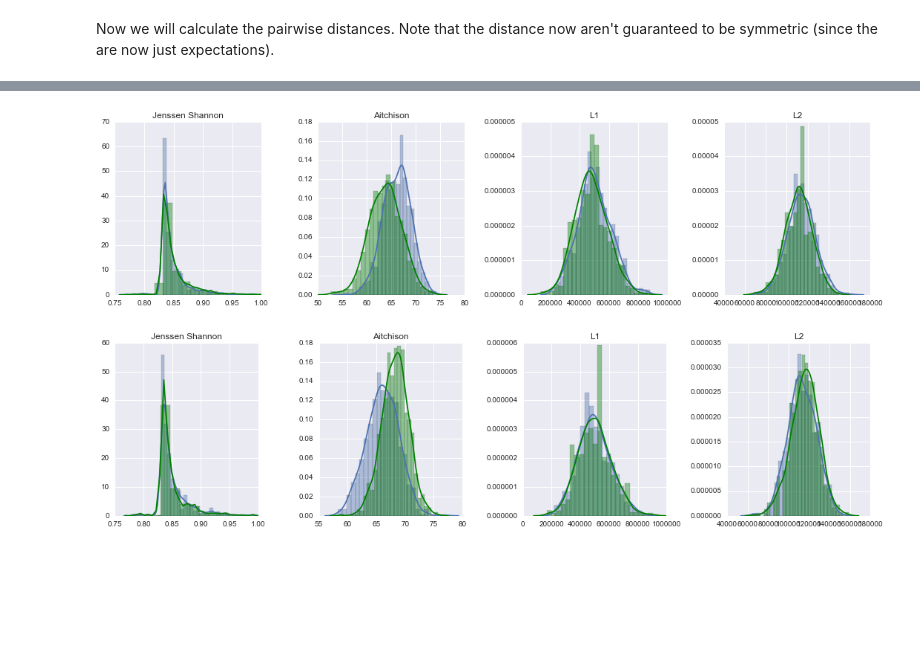
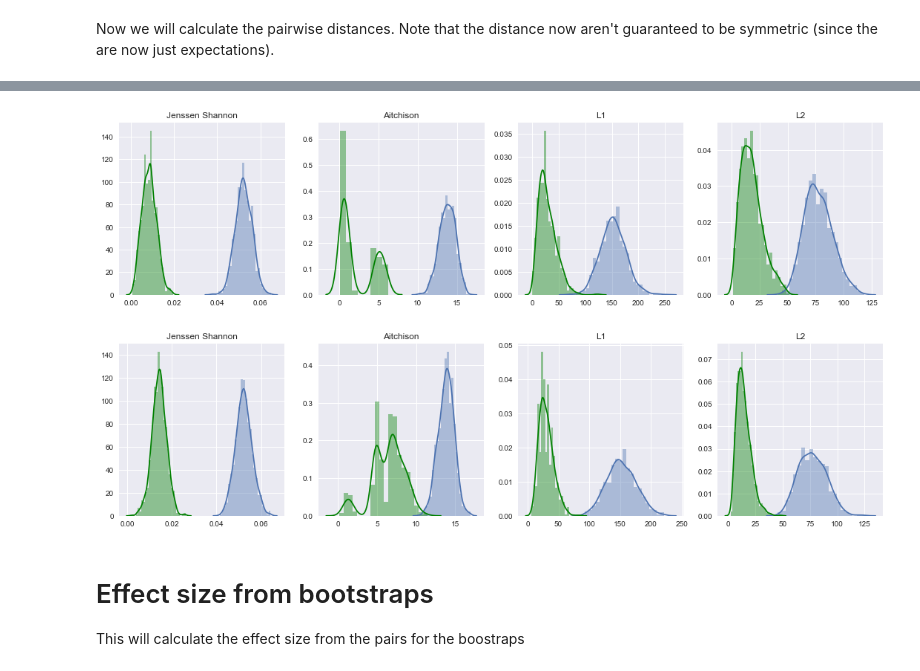
Before and after one commit to afcarl/harsh-storm, a Jupyter notebook: harsh-storm/cheeses/distance-benchmarks.ipynb, the cells around one changed output, grey strips where cells are left out. Cells and saved outputs as stored; diff of their text form; code cells hidden in the pictures; blank space fills up the shorter version.

```diff
--- a/harsh-storm/cheeses/distance-benchmarks.ipynb
+++ b/harsh-storm/cheeses/distance-benchmarks.ipynb
@@ -55,4 +0,0 @@ $$ d_{L1}(x, y) = \sum\limits |x_i - y_i|$$
-# %%
-# L1 distance
-from scipy.spatial.distance import cityblock
-L1 = cityblock
@@ -63,4 +0,0 @@ $$ d_{L2}(x, y) = \sum\limits (x_i - y_i)^2$$
-# %%
-# L2 distance
-from scipy.spatial.distance import euclidean
-L2 = euclidean
@@ -84,5 +0,0 @@ so we'll be adding a pseudocount of 0.000001 to the probabilities.
-# %%
-# Aitchison distance
-from skbio.stats.composition import clr, multiplicative_replacement
-aitchison = lambda x, y: euclidean(clr(multiplicative_replacement(x, delta=0.000001)),
-                                   clr(multiplicative_replacement(y, delta=0.000001)))
@@ -291,13 +191,15 @@ axes[3].set_title('L2')
 # %%
+from skbio.stats import subsample_counts
 # Scaling function
 def scaling_function(f, x, y, k=100, N=10000):
     ds = np.zeros(k)
     for i in range(k):
-        xs = choice(x, size=N)
-        ys = choice(y, size=N)
+        xs = subsample_counts(x, N, replace=True)
+        ys = subsample_counts(y, N, replace=True)
         ds[i] = f(xs, ys)
     return ds
 # %%
+table = table.astype(np.int)
 jsd_boots = scaling_function(jsd, x=table.loc['bonde.A7'],
                              y=table.loc['bonde.E7'], k=1000)
 L1_boots = scaling_function(L1, x=table.loc['bonde.A7'],
@@ -310,35 +212,34 @@ aitchison_boots = scaling_function(aitchison, x=table.loc['bonde.A7'],
 jsd_same_boots = scaling_function(jsd, x=table.loc['bonde.E7'],
                                   y=table.loc['bonde.E7'], k=1000)
 L1_same_boots = scaling_function(L1, x=table.loc['bonde.E7'],
                                  y=table.loc['bonde.E7'], k=1000)
 L2_same_boots = scaling_function(L2, x=table.loc['bonde.E7'],
                                  y=table.loc['bonde.E7'], k=1000)
 aitchison_same_boots = scaling_function(aitchison, x=table.loc['bonde.E7'],
                                         y=table.loc['bonde.E7'], k=1000)
 
 import seaborn as sns
 fig, axes = plt.subplots(1, 4, figsize=(15, 4))
 labels = list('ABCDEFGHI')
 x = np.arange(len(labels))
 
 sns.distplot(jsd_boots, ax=axes[0])
 sns.distplot(jsd_same_boots, ax=axes[0], color='green')
 axes[0].set_title('Jenssen Shannon')
-axes[0].set_xlim([0.75, 1.0])
 sns.distplot(aitchison_boots, ax=axes[1])
 sns.distplot(aitchison_same_boots, ax=axes[1], color='green')
 axes[1].set_title('Aitchison')
 
 sns.distplot(L1_boots, ax=axes[2])
 sns.distplot(L1_same_boots, ax=axes[2], color='green')
 axes[2].set_title('L1')
 
 sns.distplot(L2_boots, ax=axes[3])
 sns.distplot(L2_same_boots, ax=axes[3], color='green')
 axes[3].set_title('L2')
 plt.tight_layout()
 # %% [output]
-[figure, old version]
+[figure, new version]
 # %%
 jsd_boots = scaling_function(jsd, x=table.loc['bonde.A7'],
                              y=table.loc['bonde.E7'], k=1000)
@@ -366,7 +267,6 @@ x = np.arange(len(labels))
 sns.distplot(jsd_boots, ax=axes[0])
 sns.distplot(jsd_same_boots, ax=axes[0], color='green')
 axes[0].set_title('Jenssen Shannon')
-axes[0].set_xlim([0.75, 1.0])
 sns.distplot(aitchison_boots, ax=axes[1])
 sns.distplot(aitchison_same_boots, ax=axes[1], color='green')
 axes[1].set_title('Aitchison')
@@ -380,4 +280,8 @@ sns.distplot(L2_same_boots, ax=axes[3], color='green')
 axes[3].set_title('L2')
 plt.tight_layout()
 # %% [output]
-[figure, old version]
+[figure, new version]
+# %% [markdown]
+# Effect size from bootstraps
+
+This will calculate the effect size from the pairs for the boostraps
```
Also changed, not shown: parts of 21 cells of this notebook, 2 other files.
